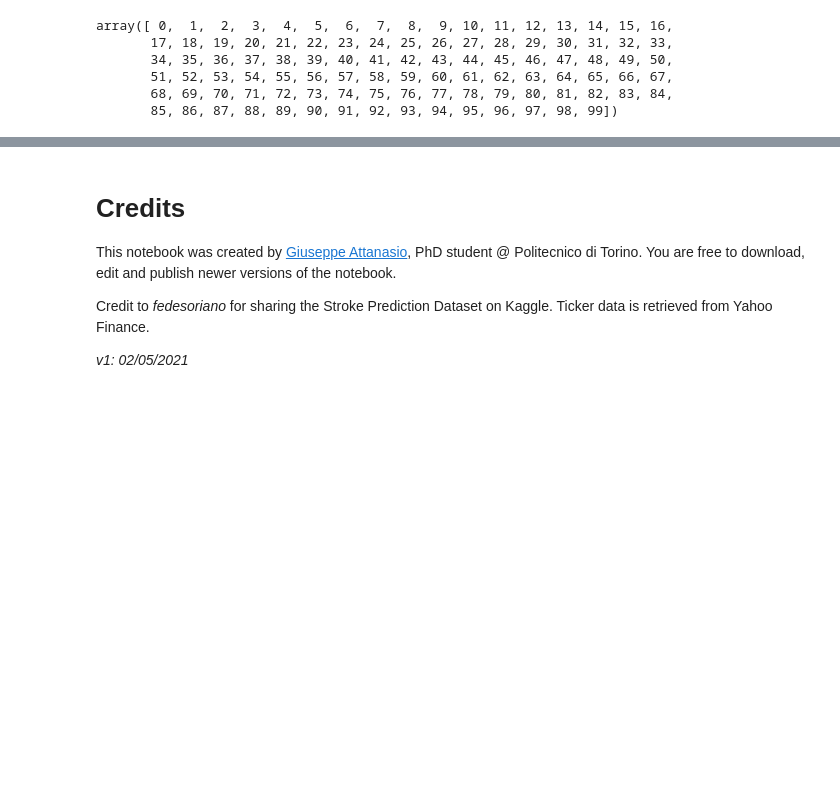
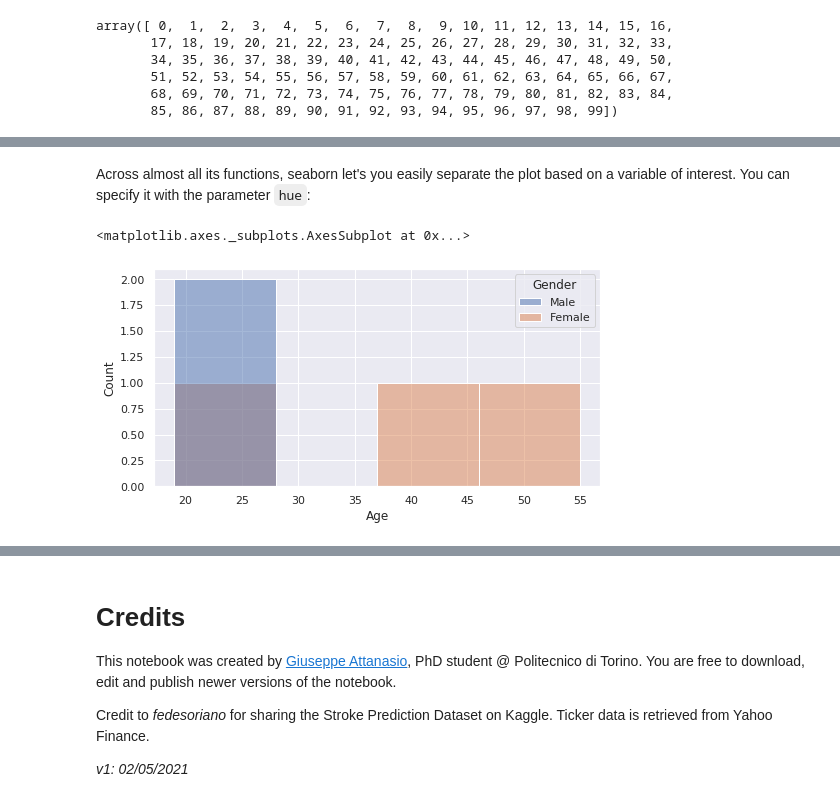
Before and after one commit to g8a9/data_theory, a Jupyter notebook: main.ipynb, the cells around one changed output, grey strips where cells are left out. Saved outputs shown, nothing was run; the diff lists cells and outputs as text; code cells hidden in the pictures; blank space fills up the shorter version.

```diff
--- a/main.ipynb
+++ b/main.ipynb
@@ -105,0 +189,7 @@ Run the cell below to download and extract the datasets.
+# %% [markdown]
+Across almost all its functions, seaborn let's you easily separate the plot based on a variable of interest. You can specify it with the parameter `hue`:
+# %%
+sns.histplot(x="Age", hue="Gender", data=toy_df)
+# %% [output]
+<matplotlib.axes._subplots.AxesSubplot at 0x...>
+[figure, added]
```
Also changed, not shown: parts of 40 cells of this notebook.
